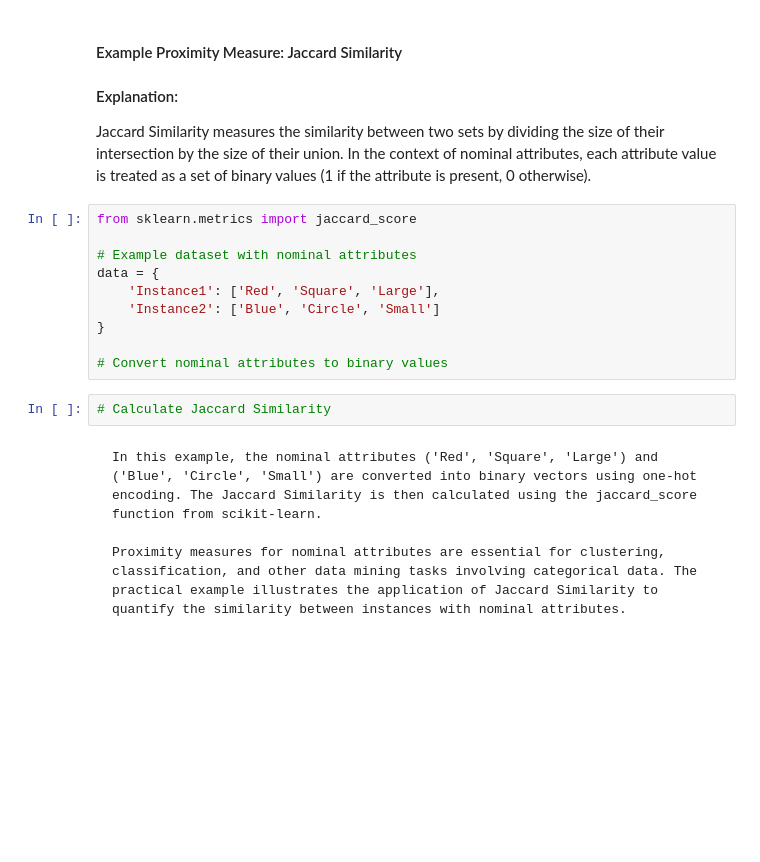
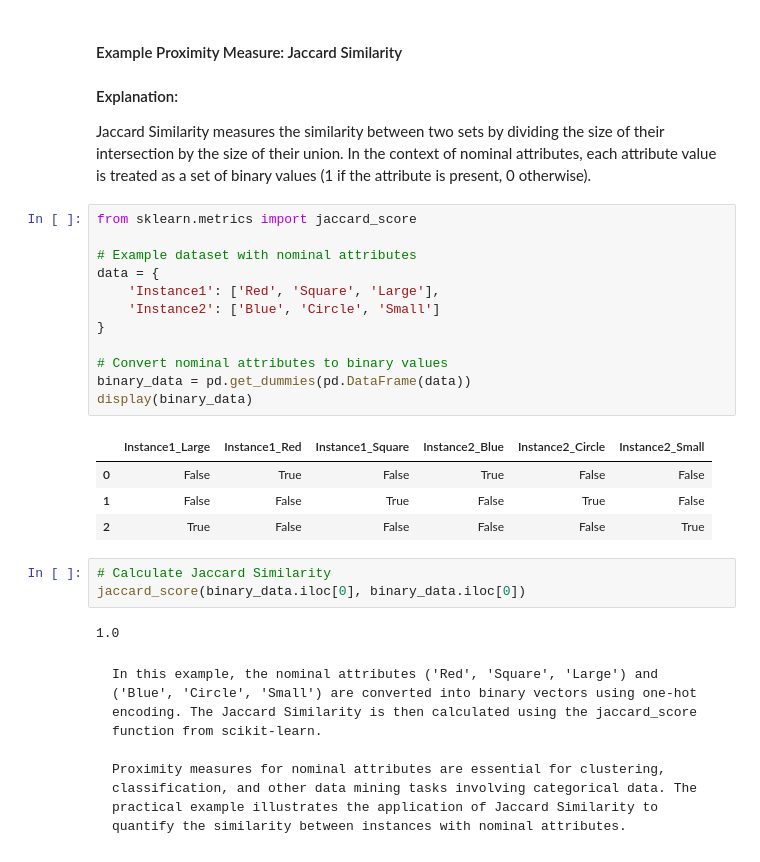
Before and after one commit to WayanRadit29/College_Data_Mining, a Jupyter notebook: Praktikum1/1 - Eksplorasi Data.ipynb, the cells around one changed output. Cells and saved outputs as stored; diff of their text form; blank space fills up the shorter version.

```diff
--- a/Praktikum1/1 - Eksplorasi Data.ipynb
+++ b/Praktikum1/1 - Eksplorasi Data.ipynb
@@ -439,15 +556,25 @@ Jaccard Similarity measures the similarity between two sets by dividing the size
 # %%
 from sklearn.metrics import jaccard_score
 
 # Example dataset with nominal attributes
 data = {
     'Instance1': ['Red', 'Square', 'Large'],
     'Instance2': ['Blue', 'Circle', 'Small']
 }
 
 # Convert nominal attributes to binary values
+binary_data = pd.get_dummies(pd.DataFrame(data))
+display(binary_data)
+# %% [output]
+|  | Instance1_Large | Instance1_Red | Instance1_Square | Instance2_Blue | Instance2_Circle | Instance2_Small |
+| 0 | False | True | False | True | False | False |
+| 1 | False | False | True | False | True | False |
+| 2 | True | False | False | False | False | True |
 # %%
 # Calculate Jaccard Similarity
+jaccard_score(binary_data.iloc[0], binary_data.iloc[0])
+# %% [output]
+1.0
 # %% [markdown]
     In this example, the nominal attributes ('Red', 'Square', 'Large') and ('Blue', 'Circle', 'Small') are converted into binary vectors using one-hot encoding. The Jaccard Similarity is then calculated using the jaccard_score function from scikit-learn.
 
```
Also changed, not shown: parts of 18 cells of this notebook.
